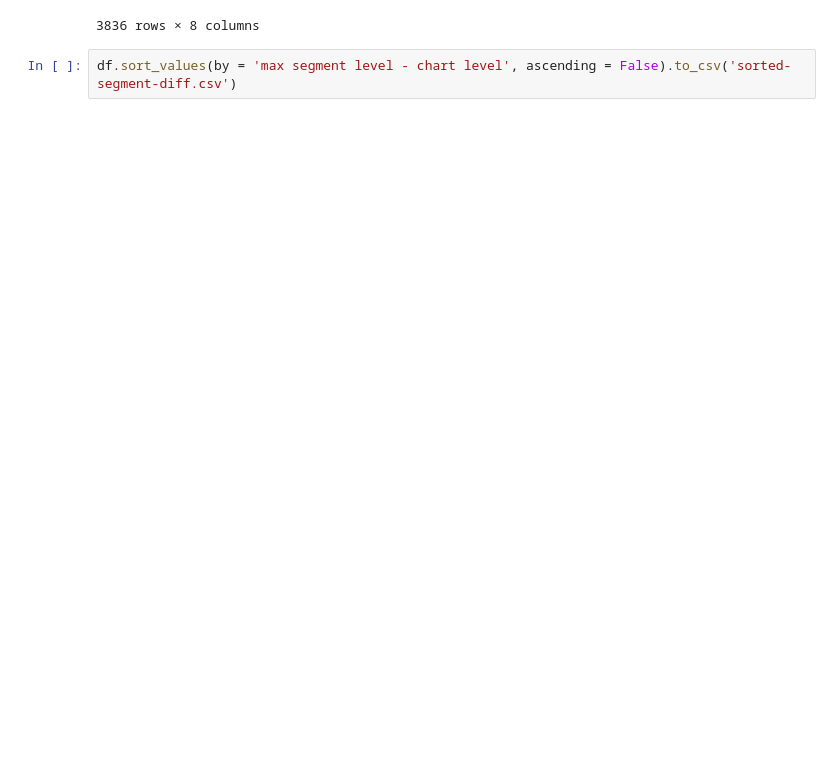
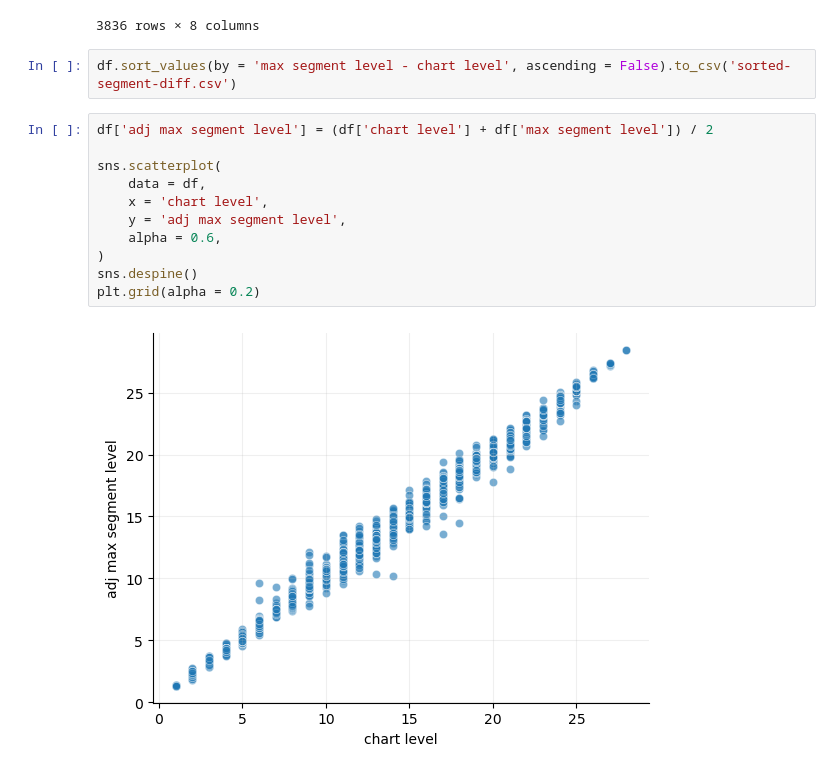
Before and after one commit to maxwshen/piu-annotate, a Jupyter notebook: jupyter/segment-difficulty.ipynb, the cells around one changed output. Saved outputs shown, nothing was run; the diff lists cells and outputs as text; blank space fills up the shorter version.

```diff
--- a/jupyter/segment-difficulty.ipynb
+++ b/jupyter/segment-difficulty.ipynb
@@ -65,3 +65,16 @@ df.sort_values(by = 'max segment level - chart level', ascending = False)
 3836 rows × 8 columns
 # %%
 df.sort_values(by = 'max segment level - chart level', ascending = False).to_csv('sorted-segment-diff.csv')
+# %%
+df['adj max segment level'] = (df['chart level'] + df['max segment level']) / 2
+
+sns.scatterplot(
+    data = df,
+    x = 'chart level',
+    y = 'adj max segment level',
+    alpha = 0.6,
+)
+sns.despine()
+plt.grid(alpha = 0.2)
+# %% [output]
+[figure, added]
```
Also changed, not shown: parts of 5 cells of this notebook, 6 other files.
